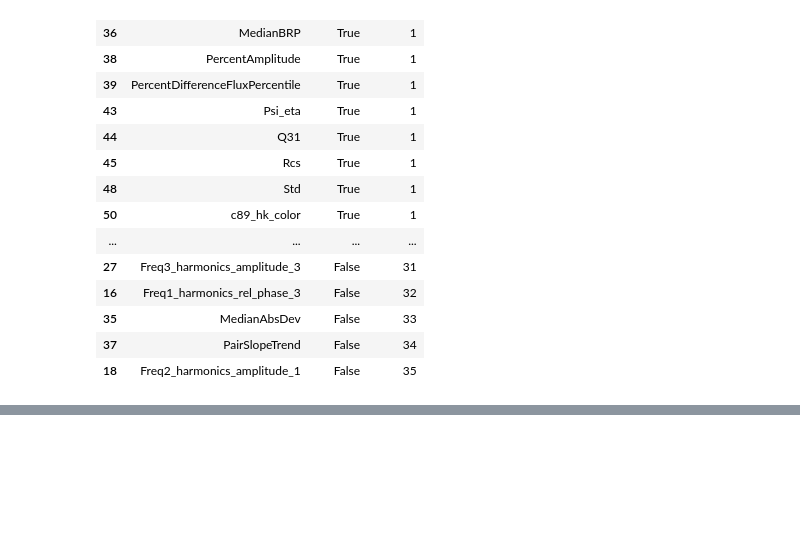
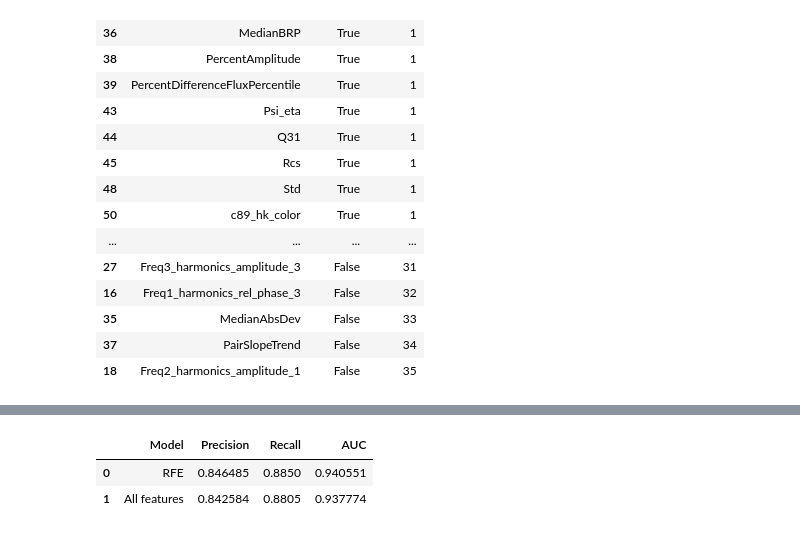
Before and after one commit to leliel12/denoise, a Jupyter notebook: 05_FS_analysis.ipynb, the cells around one changed output, grey strips where cells are left out. Saved outputs shown, nothing was run; the diff lists cells and outputs as text; code cells hidden in the pictures; blank space fills up the shorter version.

```diff
--- a/05_FS_analysis.ipynb
+++ b/05_FS_analysis.ipynb
@@ -123,0 +164,21 @@ print(
+# %%
+%%time
+
+BEST_PARAMS = joblib.load("results/hp_selection.pkl.bz2")
+SVC_LINEAR_PARAMS = BEST_PARAMS["svc_linear"].best_params_
+
+del BEST_PARAMS
+
+SVC_LINEAR_PARAMS
+
+fname = "results/rfe_clf.pkl.bz2"
+if os.path.exists(fname):
+    rfe_clf  = Container(joblib.load(fname))
+else:
+    rfe_clf = execute_kfold(
+        clf_name="SVM-Linear",
+        clasificator=SVC(**SVC_LINEAR_PARAMS),
+        sample=df, X_columns=sX_columns, y_column="cls", nfolds=10)
+    joblib.dump(dict(rfe_clf), fname, compress=3)
+rfe_clf["clf_name"] = "RFE"
+rfe_clf["clf_name"]
@@ -123,0 +239,12 @@ print(
+# %%
+rows = []
+for r in results:
+    prec = metrics.precision_score(r.real_cls, r.predictions)
+    rec = metrics.recall_score(r.real_cls, r.predictions)
+    rows.append({"Model": r.clf_name, "Precision": prec, "Recall": rec, "AUC": r.roc_auc})
+resume = pd.DataFrame(rows)
+resume
+# %% [output]
+|  | Model | Precision | Recall | AUC |
+| 0 | RFE | 0.846485 | 0.8850 | 0.940551 |
+| 1 | All features | 0.842584 | 0.8805 | 0.937774 |
```
Also changed, not shown: parts of 19 cells of this notebook, 3 other files.
